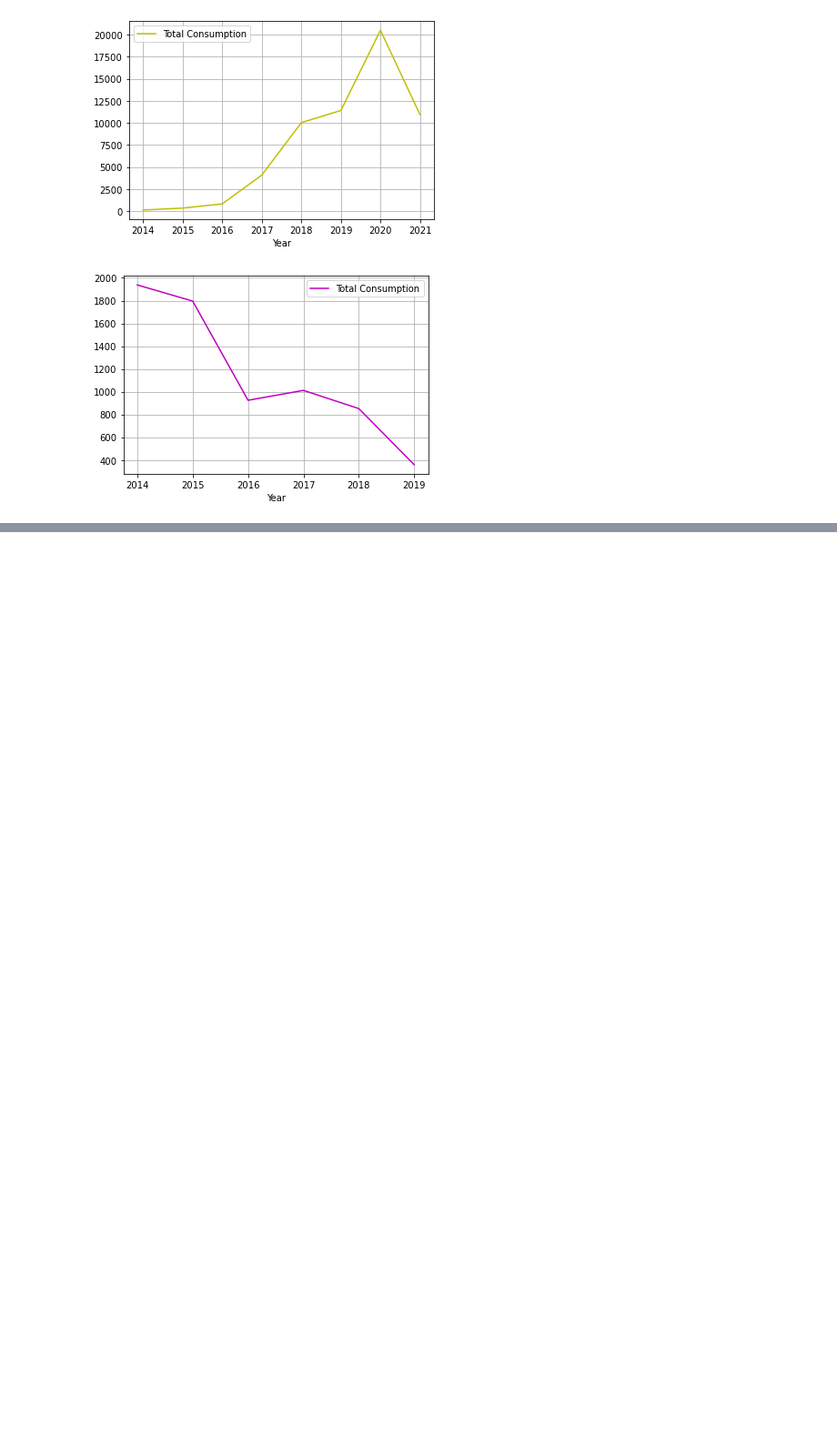
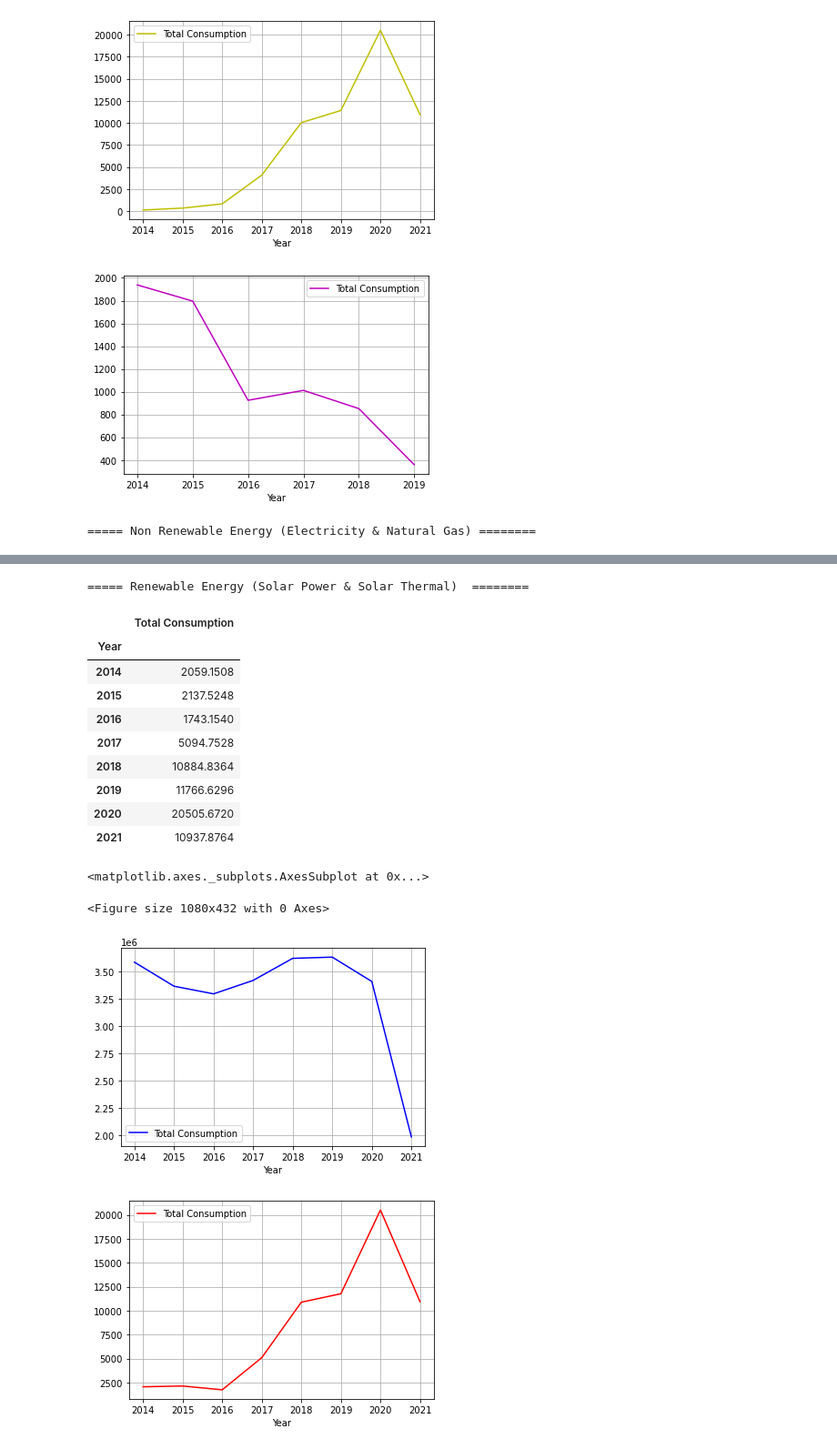
Before and after one commit to deshant19/Corporate-Energy-Consumption-Data-Visualization, a Jupyter notebook: notebooks/Corporate Energy Consumption.ipynb, the cells around one changed output, grey strips where cells are left out. Shown: that part at 91% size. Drawn from its saved outputs; the diff is of its cells as text; code cells hidden in the pictures; blank space fills up the shorter version.

```diff
--- a/notebooks/Corporate Energy Consumption.ipynb
+++ b/notebooks/Corporate Energy Consumption.ipynb
@@ -3,7 +3,7 @@ import pandas as pd
 import numpy as np
 import matplotlib.pyplot as plt
 
-energydata = pd.read_csv("../dataset/Corporate_Energy_Consumption.csv", thousands=',')
+energydata = pd.read_csv("./Corporate_Energy_Consumption.csv", thousands=',')
 
 display(energydata)
 
@@ -74,3 +74,20 @@ plt.show()
 [figure]
 [figure]
 [figure]
+# %%
+
+non_renewable_energy= energydata[(energydata['Energy Description'] == 'Electricity') | (energydata['Energy Description'] == 'Natural Gas')].groupby(['Year']).sum()
+renewable_energy= energydata[(energydata['Energy Description'] == 'Solar Power') | (energydata['Energy Description'] == 'Solar Thermal')].groupby(['Year']).sum()
+
+print("===== Non Renewable Energy (Electricity & Natural Gas) ========")
+display(non_renewable_energy)
+print("===== Renewable Energy (Solar Power & Solar Thermal)  ========")
+display(renewable_energy)
+
+fig = plt.figure()
+fig.set_size_inches(15,6)
+
+non_renewable_energy.plot(kind='line', color='b', grid=True)
+renewable_energy.plot(kind='line', color='r', grid=True)
+# %% [output]
+===== Non Renewable Energy (Electricity & Natural Gas) ========
@@ -76,0 +104,15 @@ plt.show()
+===== Renewable Energy (Solar Power & Solar Thermal)  ========
+|  | Total Consumption |
+| Year |  |
+| 2014 | 2059.1508 |
+| 2015 | 2137.5248 |
+| 2016 | 1743.1540 |
+| 2017 | 5094.7528 |
+| 2018 | 10884.8364 |
+| 2019 | 11766.6296 |
+| 2020 | 20505.6720 |
+| 2021 | 10937.8764 |
+<matplotlib.axes._subplots.AxesSubplot at 0x...>
+<Figure size 1080x432 with 0 Axes>
+[figure, added]
+[figure, added]
```
Also changed, not shown: parts of 4 cells of this notebook, 1 other file.
